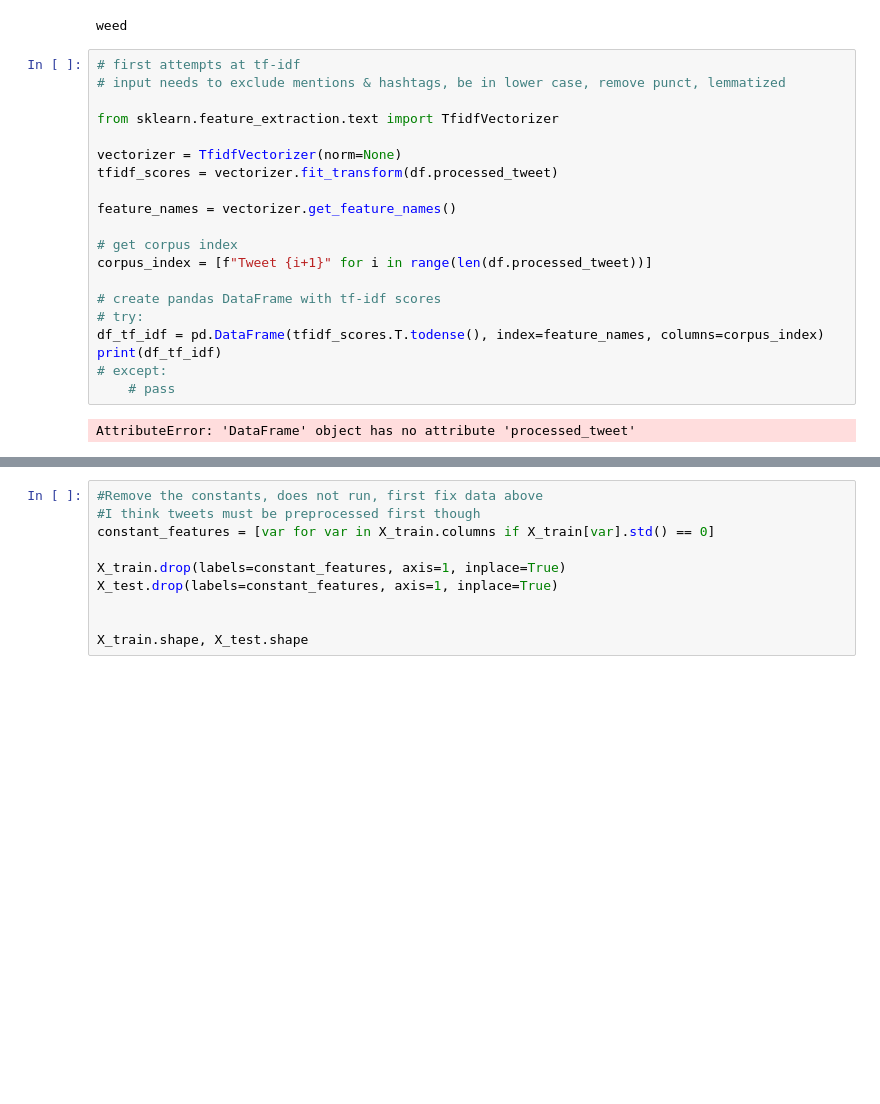
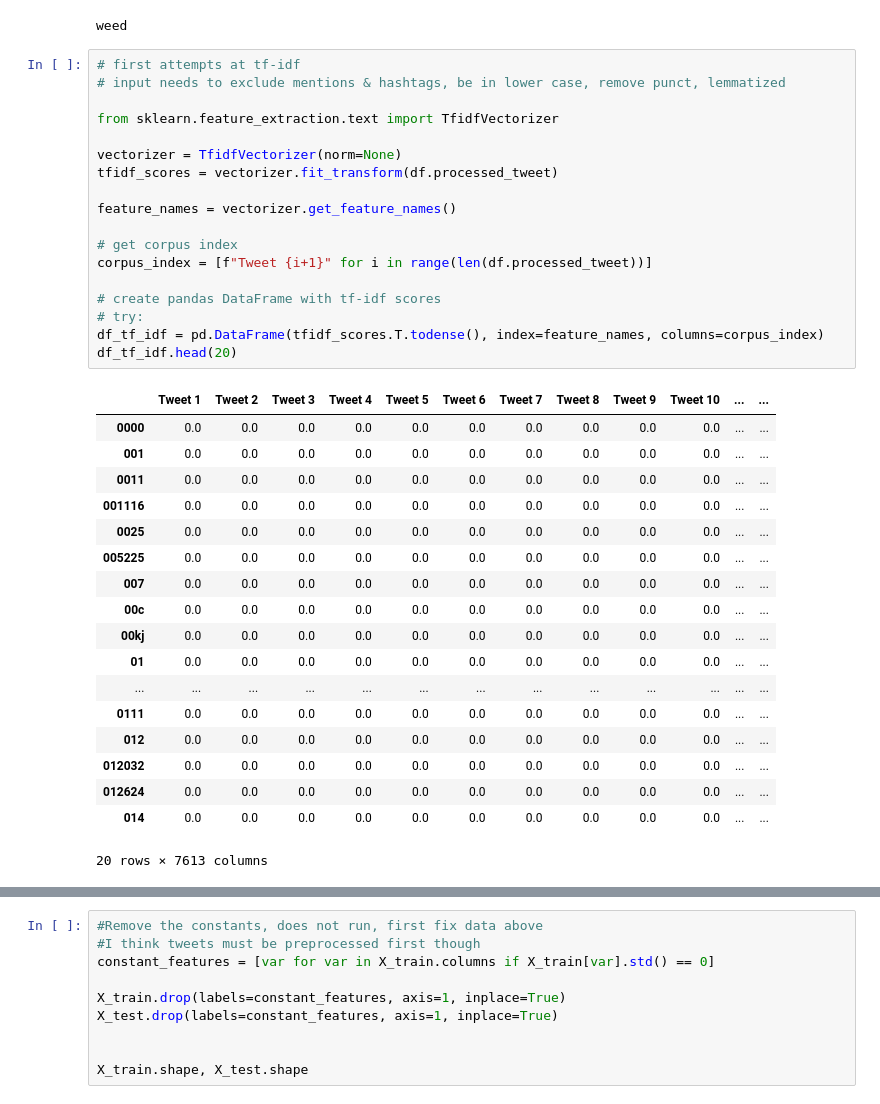
Before and after one commit to selmadissing/Machine-Learning-Project-2022, a Jupyter notebook: NLP-Project2022.ipynb, the cells around one changed output, grey strips where cells are left out. Drawn from its saved outputs; the diff is of its cells as text; blank space fills up the shorter version.

```diff
--- a/NLP-Project2022.ipynb
+++ b/NLP-Project2022.ipynb
@@ -126,25 +126,40 @@ weed
 # %%
 # first attempts at tf-idf
 # input needs to exclude mentions & hashtags, be in lower case, remove punct, lemmatized
 
 from sklearn.feature_extraction.text import TfidfVectorizer
 
 vectorizer = TfidfVectorizer(norm=None)
 tfidf_scores = vectorizer.fit_transform(df.processed_tweet)
 
 feature_names = vectorizer.get_feature_names()
 
 # get corpus index
 corpus_index = [f"Tweet {i+1}" for i in range(len(df.processed_tweet))]
 
 # create pandas DataFrame with tf-idf scores
 # try:
 df_tf_idf = pd.DataFrame(tfidf_scores.T.todense(), index=feature_names, columns=corpus_index)
-print(df_tf_idf)
-# except:
-    # pass
+df_tf_idf.head(20)
 # %% [output]
+|  | Tweet 1 | Tweet 2 | Tweet 3 | Tweet 4 | Tweet 5 | Tweet 6 | Tweet 7 | Tweet 8 | Tweet 9 | Tweet 10 | ... | ... |
+| 0000 | 0.0 | 0.0 | 0.0 | 0.0 | 0.0 | 0.0 | 0.0 | 0.0 | 0.0 | 0.0 | ... | ... |
+| 001 | 0.0 | 0.0 | 0.0 | 0.0 | 0.0 | 0.0 | 0.0 | 0.0 | 0.0 | 0.0 | ... | ... |
+| 0011 | 0.0 | 0.0 | 0.0 | 0.0 | 0.0 | 0.0 | 0.0 | 0.0 | 0.0 | 0.0 | ... | ... |
+| 001116 | 0.0 | 0.0 | 0.0 | 0.0 | 0.0 | 0.0 | 0.0 | 0.0 | 0.0 | 0.0 | ... | ... |
+| 0025 | 0.0 | 0.0 | 0.0 | 0.0 | 0.0 | 0.0 | 0.0 | 0.0 | 0.0 | 0.0 | ... | ... |
+| 005225 | 0.0 | 0.0 | 0.0 | 0.0 | 0.0 | 0.0 | 0.0 | 0.0 | 0.0 | 0.0 | ... | ... |
+| 007 | 0.0 | 0.0 | 0.0 | 0.0 | 0.0 | 0.0 | 0.0 | 0.0 | 0.0 | 0.0 | ... | ... |
+| 00c | 0.0 | 0.0 | 0.0 | 0.0 | 0.0 | 0.0 | 0.0 | 0.0 | 0.0 | 0.0 | ... | ... |
+| 00kj | 0.0 | 0.0 | 0.0 | 0.0 | 0.0 | 0.0 | 0.0 | 0.0 | 0.0 | 0.0 | ... | ... |
+| 01 | 0.0 | 0.0 | 0.0 | 0.0 | 0.0 | 0.0 | 0.0 | 0.0 | 0.0 | 0.0 | ... | ... |
+| ... | ... | ... | ... | ... | ... | ... | ... | ... | ... | ... | ... | ... |
+| 0111 | 0.0 | 0.0 | 0.0 | 0.0 | 0.0 | 0.0 | 0.0 | 0.0 | 0.0 | 0.0 | ... | ... |
+| 012 | 0.0 | 0.0 | 0.0 | 0.0 | 0.0 | 0.0 | 0.0 | 0.0 | 0.0 | 0.0 | ... | ... |
+| 012032 | 0.0 | 0.0 | 0.0 | 0.0 | 0.0 | 0.0 | 0.0 | 0.0 | 0.0 | 0.0 | ... | ... |
+| 012624 | 0.0 | 0.0 | 0.0 | 0.0 | 0.0 | 0.0 | 0.0 | 0.0 | 0.0 | 0.0 | ... | ... |
+| 014 | 0.0 | 0.0 | 0.0 | 0.0 | 0.0 | 0.0 | 0.0 | 0.0 | 0.0 | 0.0 | ... | ... |
-AttributeError: 'DataFrame' object has no attribute 'processed_tweet'
+20 rows × 7613 columns
 # %%
 # IGNORE FOR RIGHT NOW
 # don't think we need to remove stop words with tf-idf but keep here
```
Also changed, not shown: parts of 18 cells of this notebook.
